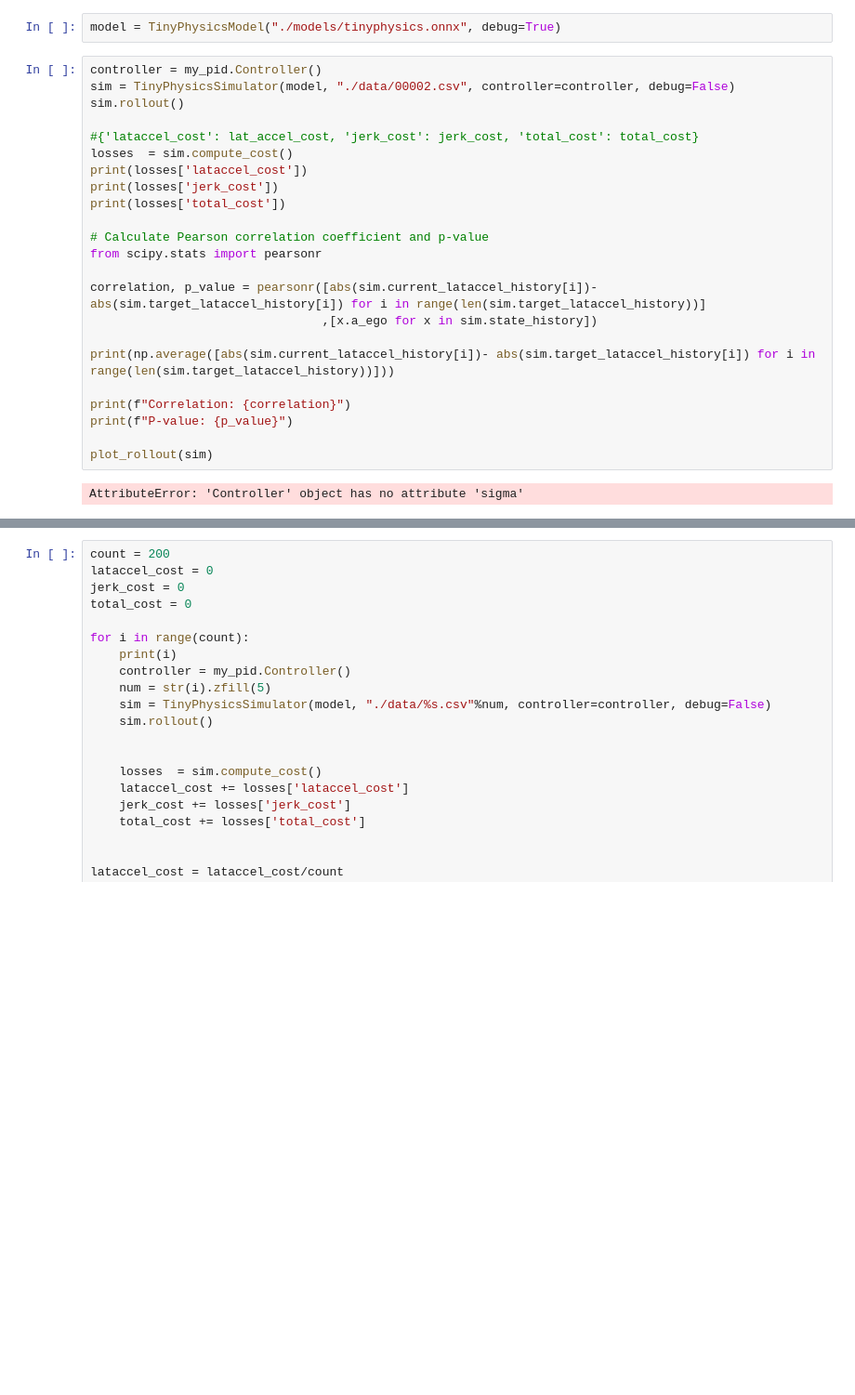
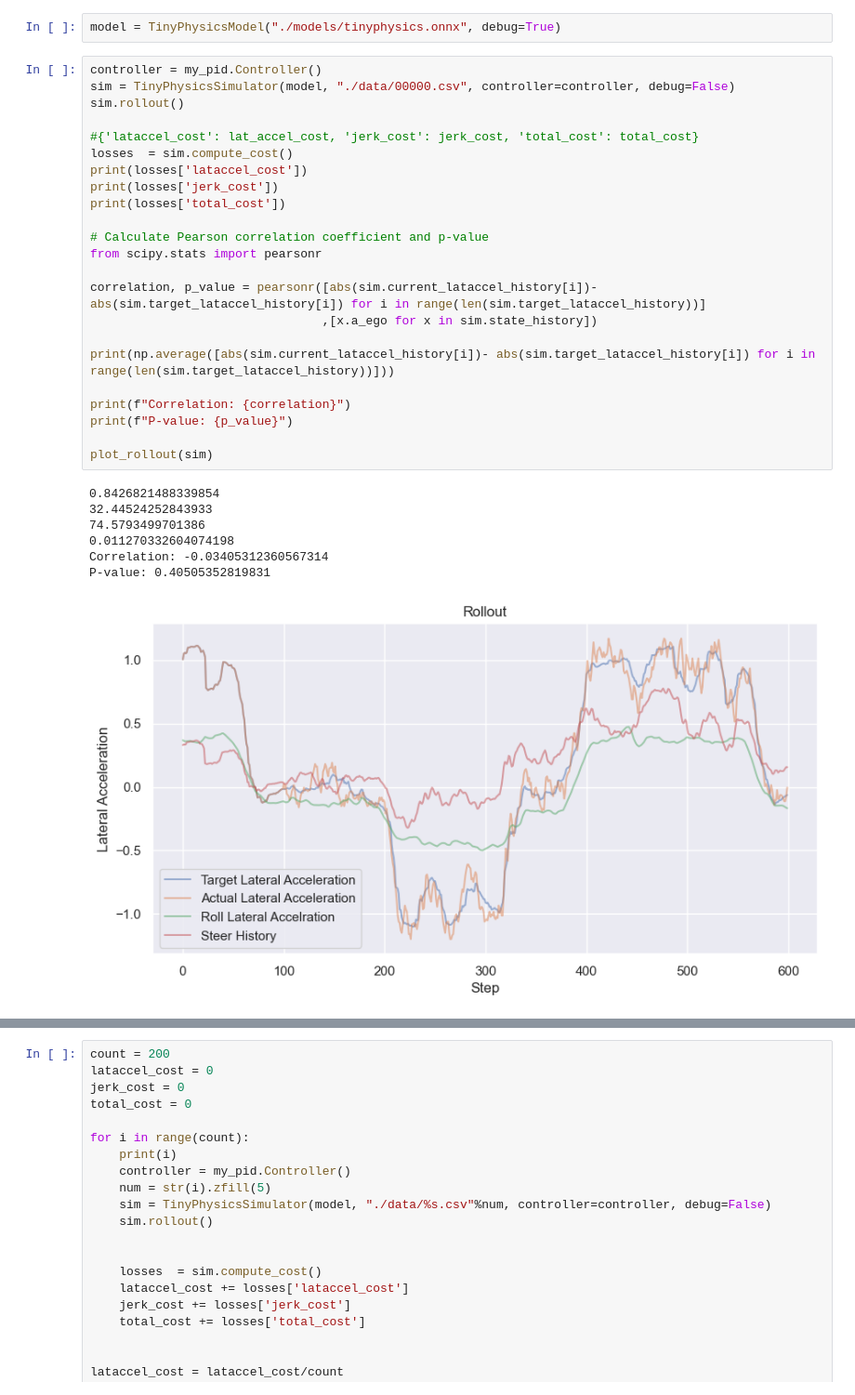
Before and after one commit to freeklinssen/commaai_controls_challenge, a Jupyter notebook: experiment.ipynb, the cells around one changed output, grey strips where cells are left out. Shown at 93% size. Cells and saved outputs as stored; diff of their text form; blank space fills up the shorter version.

```diff
--- a/experiment.ipynb
+++ b/experiment.ipynb
@@ -42,26 +42,32 @@ def plot_rollout(sim):
 model = TinyPhysicsModel("./models/tinyphysics.onnx", debug=True)
 # %%
 controller = my_pid.Controller()
-sim = TinyPhysicsSimulator(model, "./data/00002.csv", controller=controller, debug=False)
+sim = TinyPhysicsSimulator(model, "./data/00000.csv", controller=controller, debug=False)
 sim.rollout()
 
 #{'lataccel_cost': lat_accel_cost, 'jerk_cost': jerk_cost, 'total_cost': total_cost}
 losses  = sim.compute_cost()
 print(losses['lataccel_cost'])
 print(losses['jerk_cost'])
 print(losses['total_cost'])
 
 # Calculate Pearson correlation coefficient and p-value
 from scipy.stats import pearsonr
 
 correlation, p_value = pearsonr([abs(sim.current_lataccel_history[i])- abs(sim.target_lataccel_history[i]) for i in range(len(sim.target_lataccel_history))]
                                 ,[x.a_ego for x in sim.state_history])
 
 print(np.average([abs(sim.current_lataccel_history[i])- abs(sim.target_lataccel_history[i]) for i in range(len(sim.target_lataccel_history))]))
 
 print(f"Correlation: {correlation}")
 print(f"P-value: {p_value}")
 
 plot_rollout(sim)
 # %% [output]
-AttributeError: 'Controller' object has no attribute 'sigma'
+0.8426821488339854
+32.44524252843933
+74.5793499701386
+0.011270332604074198
+Correlation: -0.03405312360567314
+P-value: 0.40505352819831
+[figure, added]
```
Also changed, not shown: parts of 3 cells of this notebook, 1 other file.
